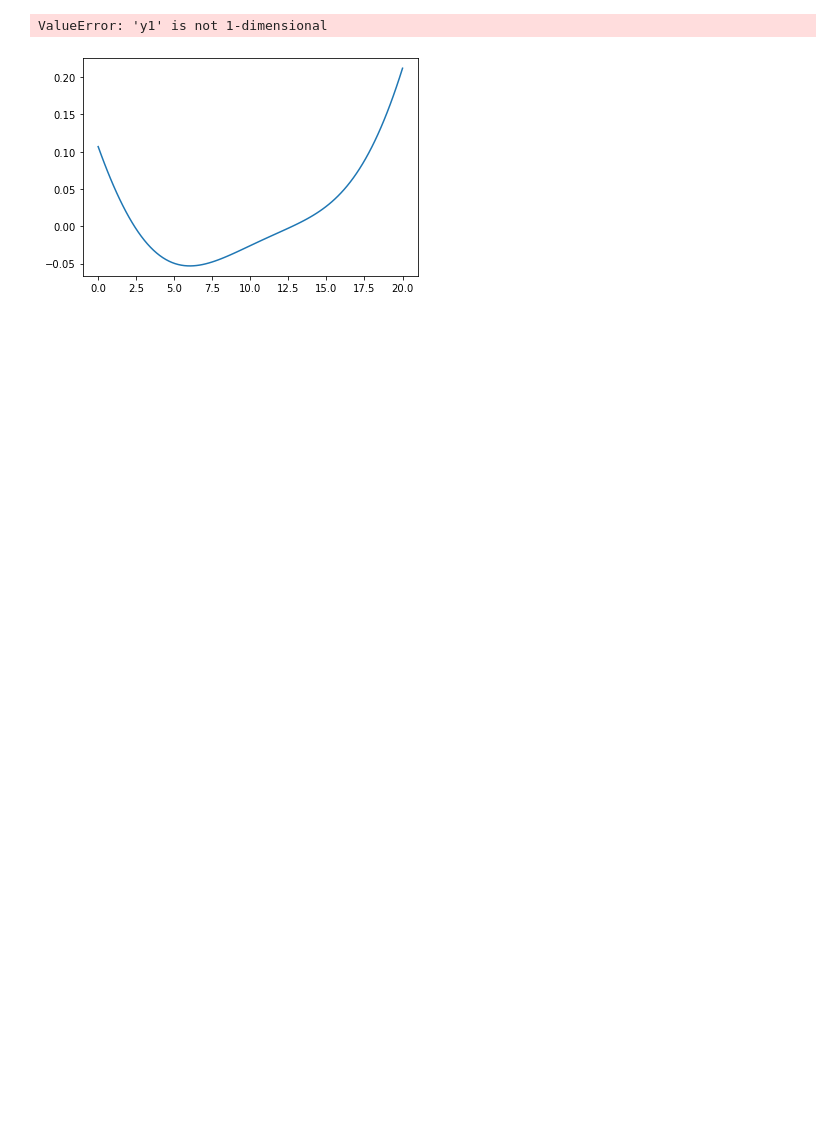
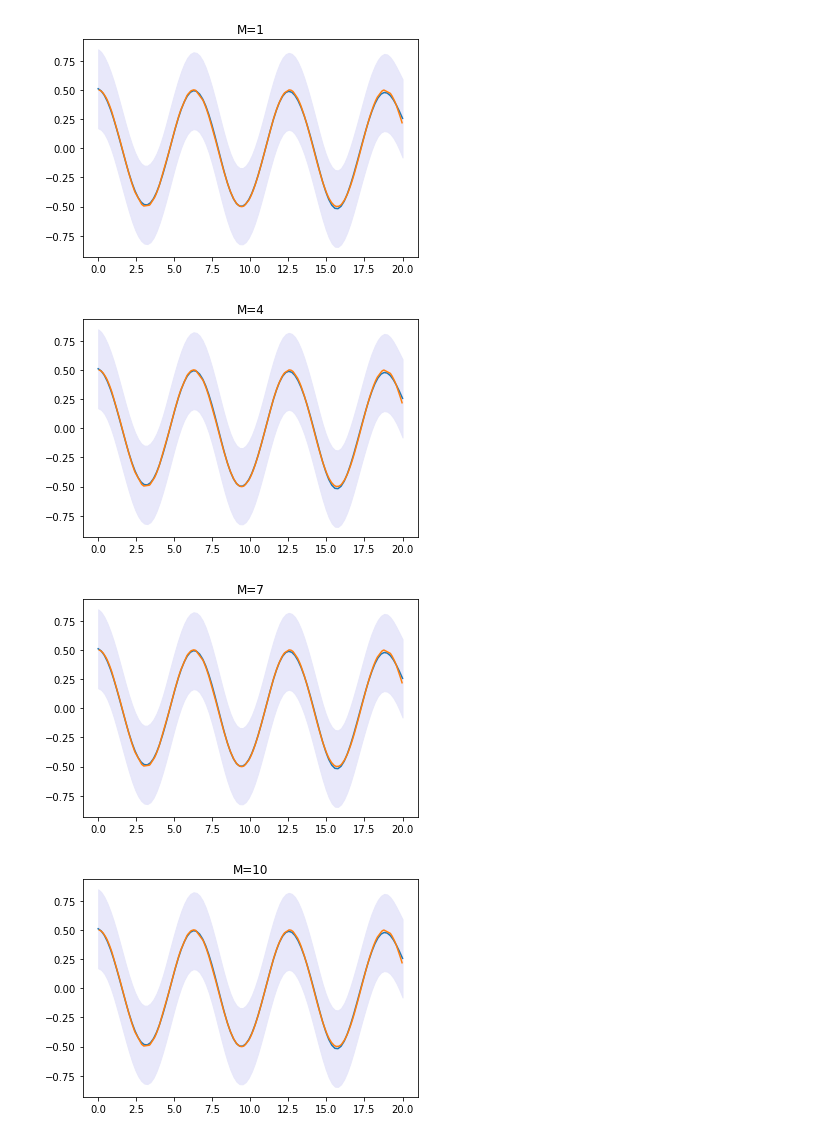
Before and after one commit to naka-tomo/gp_test, a Jupyter notebook: gp_rff.ipynb, the cells around one changed output. Drawn from its saved outputs; the diff is of its cells as text; code cells hidden in the pictures; blank space fills up the shorter version.

```diff
--- a/gp_rff.ipynb
+++ b/gp_rff.ipynb
@@ -5,7 +5,7 @@ import math
 
 
 class GP_RFF:
-  def __init__(self, in_dim, M, sigma=0.1, alpha=1.0, beta=10.0 ):
+  def __init__(self, in_dim, M, sigma=1.0, alpha=1.0, beta=10.0 ):
     self.sigma = sigma
     self.alpha = alpha
     self.beta = beta
@@ -50,18 +50,20 @@ gp = GP_RFF(1, 20)
 # %%
 x = np.linspace( 0,20,100 )
 
 for M in range(1,20,3):
     gp.learn( xt.reshape((-1,1)), yt )
     mu, sigma = gp.predict( x.reshape(-1,1) )
     plt.plot( x, mu )
 
-    y_max = mu.flatten() + np.sqrt(np.diag(sigma))
-    y_min = mu.flatten() - np.sqrt(np.diag(sigma))
+    y_max = mu.flatten() + np.sqrt(sigma)
+    y_min = mu.flatten() - np.sqrt(sigma)
 
     plt.fill_between(x, y_min, y_max, facecolor="lavender" , alpha=0.9 , edgecolor="lavender"  )
     plt.plot(xt, yt)
     plt.title( f"M={M}" )
     plt.show()
 # %% [output]
-ValueError: 'y1' is not 1-dimensional
-[figure, old version]
+[figure, new version]
+[figure, added]
+[figure, added]
+[figure, added]
```
Also changed, not shown: parts of 2 cells of this notebook.
